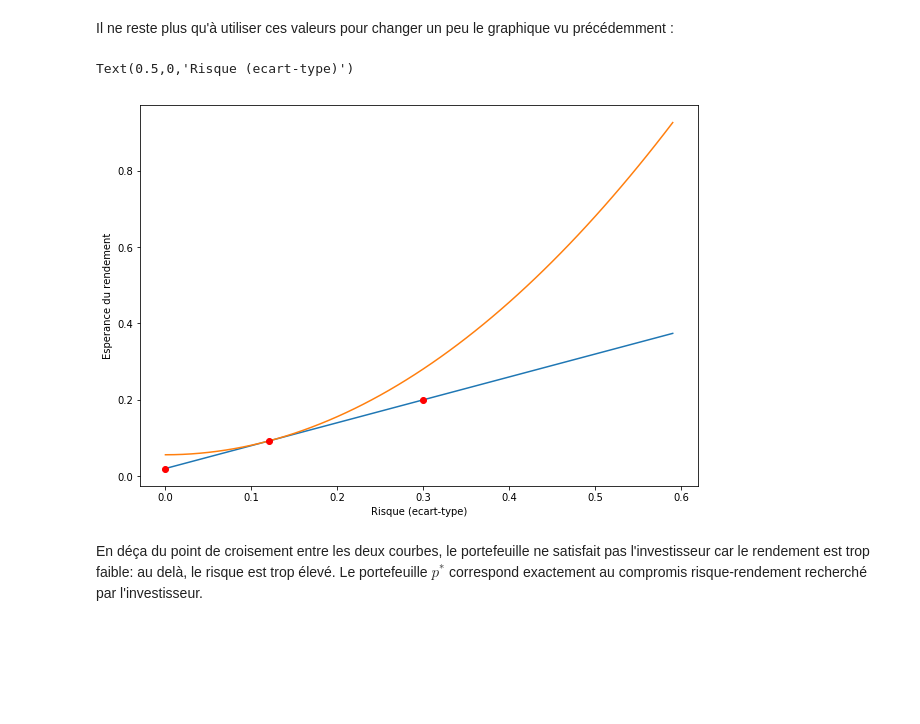
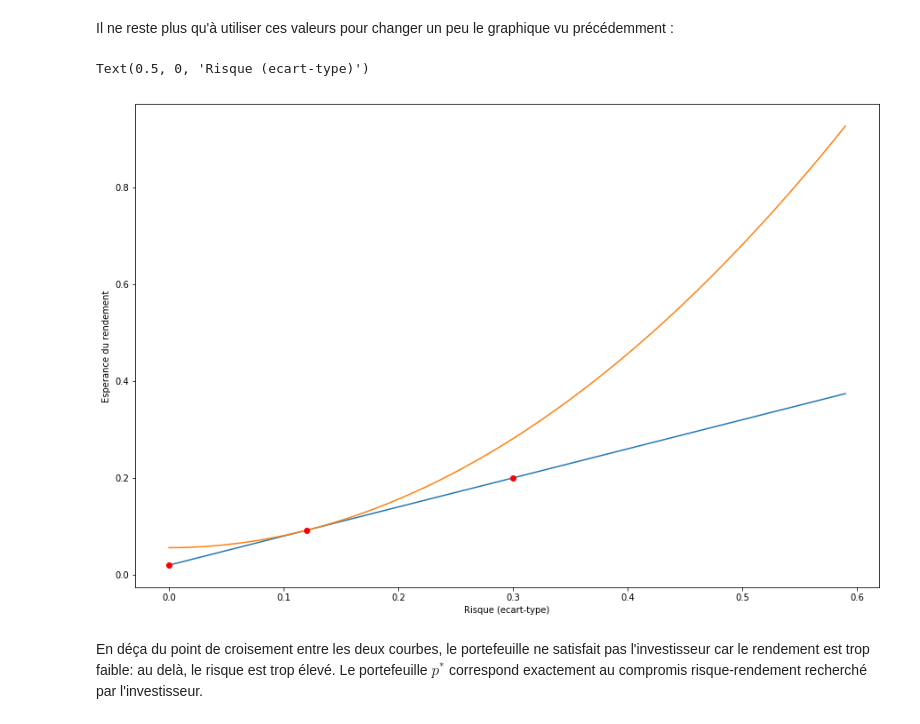
Before and after one commit to nicolasmauhe/theorie_financiere, a Jupyter notebook: Partie_1.ipynb, the cells around one changed output. Drawn from its saved outputs; the diff is of its cells as text; code cells hidden in the pictures; blank space fills up the shorter version.

```diff
--- a/Partie_1.ipynb
+++ b/Partie_1.ipynb
@@ -67,7 +68,7 @@ import matplotlib.pyplot as plt
 # %% [markdown]
 On va paramétrer pyplot pour changer la taille des graphiques.
 # %%
-plt.rcParams['figure.figsize'] = (10, 7)
+plt.rcParams['figure.figsize'] = (15, 10)
 # %% [markdown]
 ### Quelques propriétés utiles
 # %% [markdown]
@@ -326,17 +330,17 @@ print(E_r_p_etoile)
 # %% [markdown]
 Il ne reste plus qu'à utiliser ces valeurs pour changer un peu le graphique vu précédemment :
 # %%
-U_p_etoile_courbe = [U_p_etoile + 0.5 * A_n * x ** 2 for x in sigma_p_list]
+U_p_etoile_list = [U_p_etoile + 0.5 * A_n * x ** 2 for x in sigma_p_list]
 
 plt.plot(sigma_p_list, E_r_p_list)
-plt.plot(sigma_p_list, U_p_etoile_courbe)
+plt.plot(sigma_p_list, U_p_etoile_list)
 plt.plot([0, sigma_p, sigma_p_etoile], [r_f, E_r_p, E_r_p_etoile], 'ro')
 
 plt.ylabel('Esperance du rendement')
 plt.xlabel('Risque (ecart-type)')
 # %% [output]
-Text(0.5,0,'Risque (ecart-type)')
+Text(0.5, 0, 'Risque (ecart-type)')
-[figure, old version]
+[figure, new version]
 # %% [markdown]
 En déça du point de croisement entre les deux courbes, le portefeuille ne satisfait pas l'investisseur car le rendement est trop faible: au delà, le risque est trop élevé. Le portefeuille $p^*$ correspond exactement au compromis risque-rendement recherché par l'investisseur.
 # %% [markdown]
```
Also changed, not shown: parts of 91 cells of this notebook.
